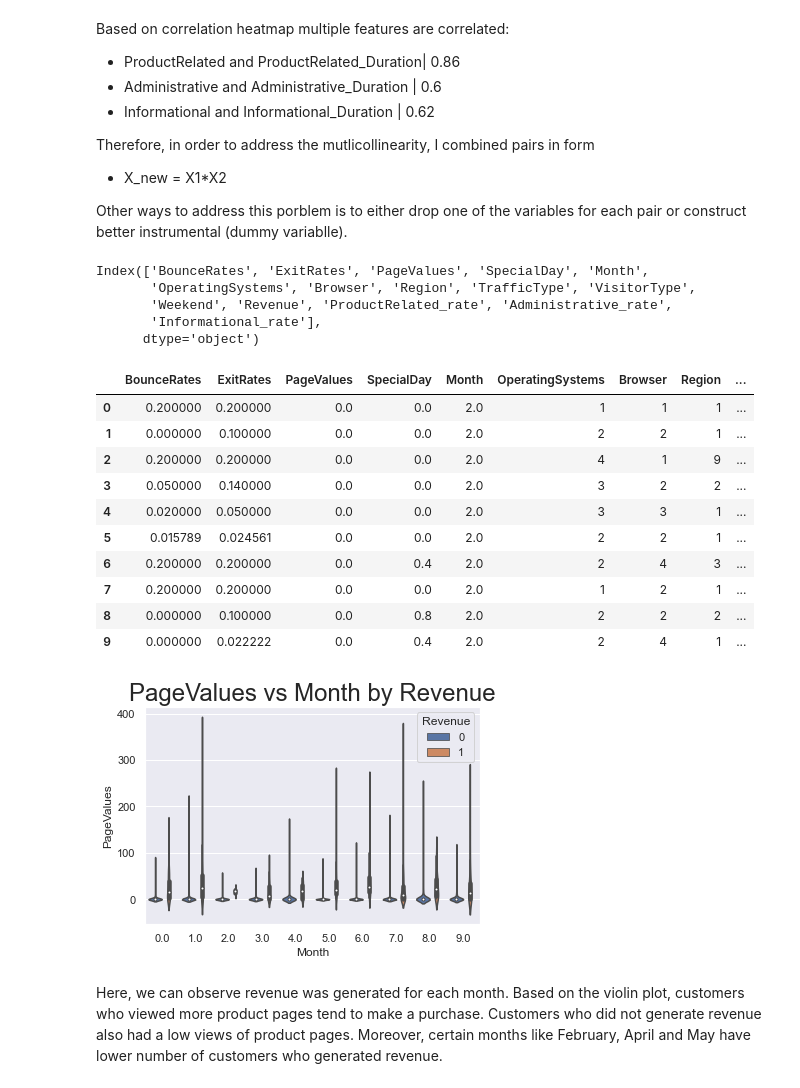
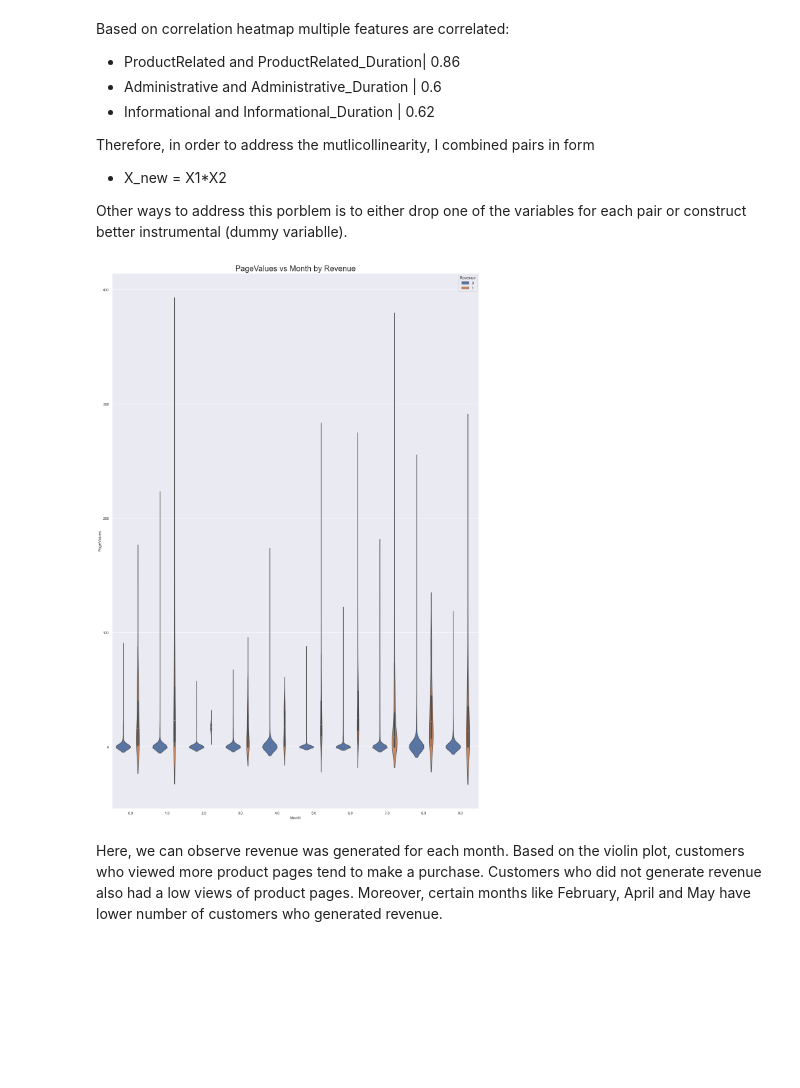
Before and after one commit to mkusman1/Aicadium_interview_question_Madi_Kusmanov, a Jupyter notebook: Aicadium_Data_Science_Task.ipynb, the cells around one changed output. Saved outputs shown, nothing was run; the diff lists cells and outputs as text; code cells hidden in the pictures; blank space fills up the shorter version.

```diff
--- a/Aicadium_Data_Science_Task.ipynb
+++ b/Aicadium_Data_Science_Task.ipynb
@@ -105,35 +106,14 @@ df['Informational_rate'] = df['Informational']*(df['Informational_Duration'])
 
 # Drop original features
 df = df.drop(['ProductRelated', 'ProductRelated_Duration', 'Administrative', 'Administrative_Duration', 'Informational', 'Informational_Duration'], axis=1)
-# %%
-df.columns
-# %% [output]
-Index(['BounceRates', 'ExitRates', 'PageValues', 'SpecialDay', 'Month',
-       'OperatingSystems', 'Browser', 'Region', 'TrafficType', 'VisitorType',
-       'Weekend', 'Revenue', 'ProductRelated_rate', 'Administrative_rate',
-       'Informational_rate'],
-      dtype='object')
-# %%
-df.head(10)
-# %% [output]
-|  | BounceRates | ExitRates | PageValues | SpecialDay | Month | OperatingSystems | Browser | Region | ... |
-| 0 | 0.200000 | 0.200000 | 0.0 | 0.0 | 2.0 | 1 | 1 | 1 | ... |
-| 1 | 0.000000 | 0.100000 | 0.0 | 0.0 | 2.0 | 2 | 2 | 1 | ... |
-| 2 | 0.200000 | 0.200000 | 0.0 | 0.0 | 2.0 | 4 | 1 | 9 | ... |
-| 3 | 0.050000 | 0.140000 | 0.0 | 0.0 | 2.0 | 3 | 2 | 2 | ... |
-| 4 | 0.020000 | 0.050000 | 0.0 | 0.0 | 2.0 | 3 | 3 | 1 | ... |
-| 5 | 0.015789 | 0.024561 | 0.0 | 0.0 | 2.0 | 2 | 2 | 1 | ... |
-| 6 | 0.200000 | 0.200000 | 0.0 | 0.4 | 2.0 | 2 | 4 | 3 | ... |
-| 7 | 0.200000 | 0.200000 | 0.0 | 0.0 | 2.0 | 1 | 2 | 1 | ... |
-| 8 | 0.000000 | 0.100000 | 0.0 | 0.8 | 2.0 | 2 | 2 | 2 | ... |
-| 9 | 0.000000 | 0.022222 | 0.0 | 0.4 | 2.0 | 2 | 4 | 1 | ... |
 # %%
 # Perform Multivariate analysis: violin plot for Page Values vs Month
+plt.figure(figsize=(20,30))
 sns.violinplot(x = df['Month'], y = df['PageValues'], hue = df['Revenue'], scale="count")
 plt.title('PageValues vs Month by Revenue', fontsize = 24)
 plt.show()
 # %% [output]
-[figure, old version]
+[figure, new version]
 # %% [markdown]
 Here, we can observe revenue was generated for each month. Based on the violin plot, customers who viewed more product pages tend to make a purchase. Customers who did not generate revenue also had a low views of product pages. Moreover, certain months like February, April and May have lower number of customers who generated revenue.
 # %% [markdown]
```
Also changed, not shown: parts of 7 cells of this notebook.
